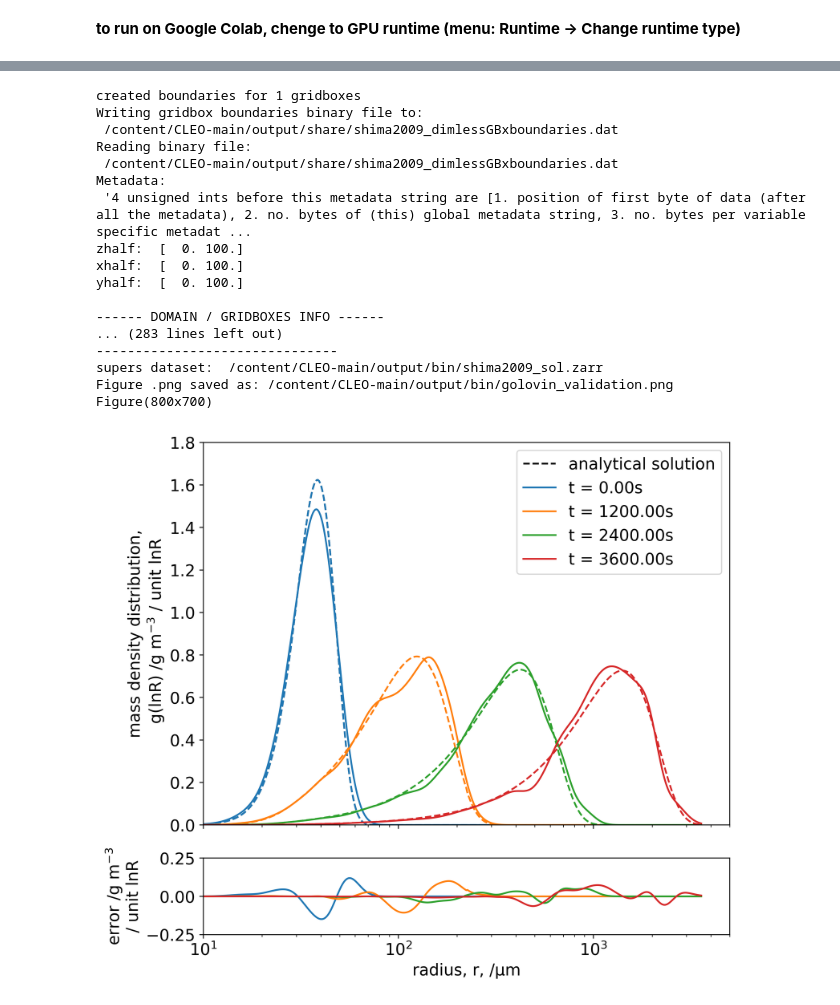
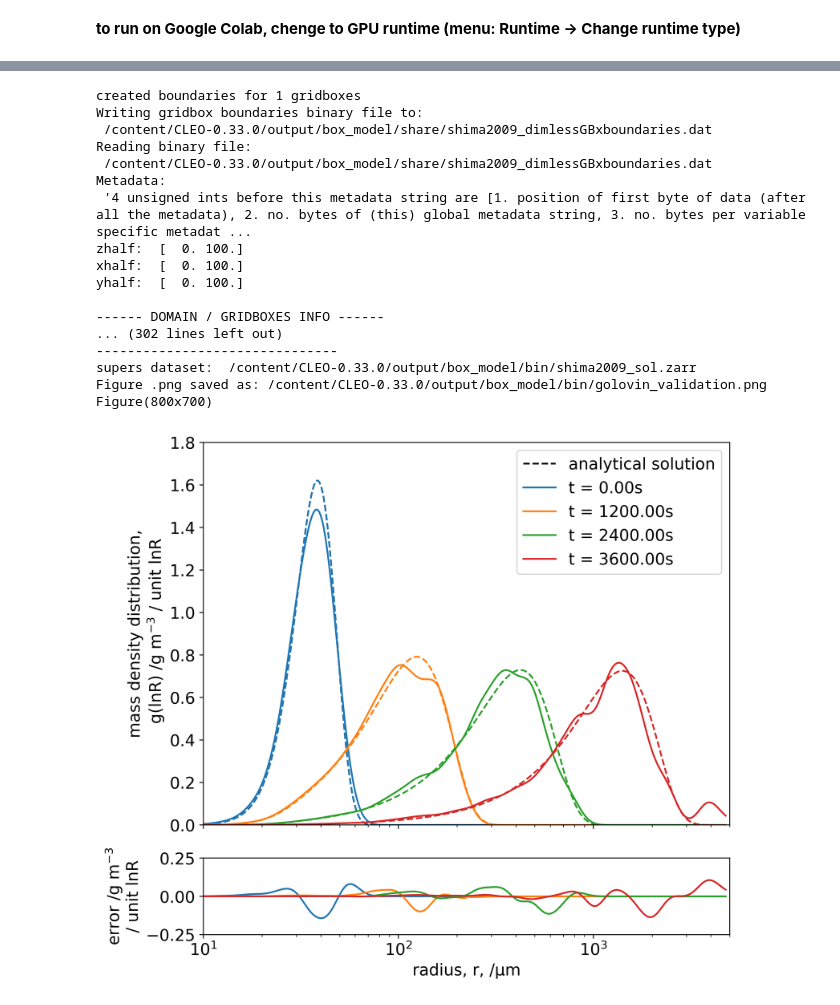
Before and after one commit to emmacware/PyPartMC, a Jupyter notebook: examples/CLEO_hello_world.ipynb, the cells around one changed output, grey strips where cells are left out. Cells and saved outputs as stored; diff of their text form; code cells hidden in the pictures.

Commit message:
change output path to remove hacky constants logic

```diff
--- a/examples/CLEO_hello_world.ipynb
+++ b/examples/CLEO_hello_world.ipynb
@@ -68,20 +68,19 @@ executables = golcolls longcolls
 # %%
 !pip install --quiet awkward ruamel.yaml zarr
 # %%
-!cd CLEO-main; \
-  echo "import numpy as np; derive_more_floats = lambda x: {'RHO0':1, 'MASS0':1, 'COORD0':1000, 'RHO_L':1000, 'RHO_SOL':np.nan, 'MR_SOL': np.nan, 'IONIC':np.nan}" >> pySD/cxx2py.py; \
+!cd CLEO-0.33.0; \
   python3 \
   examples/boxmodelcollisions/shima2009.py \
-  /content/CLEO-main \
-  /content/CLEO-main/output \
-  /content/CLEO-main/examples/boxmodelcollisions/shima2009_config.yaml \
+  /content/CLEO-0.33.0 \
+  /content/CLEO-0.33.0/output/box_model/ \
+  /content/CLEO-0.33.0/examples/boxmodelcollisions/shima2009_config.yaml \
   golovin
 # %% [output]
 created boundaries for 1 gridboxes
 Writing gridbox boundaries binary file to:
- /content/CLEO-main/output/share/shima2009_dimlessGBxboundaries.dat
+ /content/CLEO-0.33.0/output/box_model/share/shima2009_dimlessGBxboundaries.dat
 Reading binary file:
- /content/CLEO-main/output/share/shima2009_dimlessGBxboundaries.dat
+ /content/CLEO-0.33.0/output/box_model/share/shima2009_dimlessGBxboundaries.dat
 Metadata:
  '4 unsigned ints before this metadata string are [1. position of first byte of data (after all the metadata), 2. no. bytes of (this) global metadata string, 3. no. bytes per variable specific metadat ...
 zhalf:  [  0. 100.]
@@ -89,13 +88,13 @@ xhalf:  [  0. 100.]
 yhalf:  [  0. 100.]
 
 ------ DOMAIN / GRIDBOXES INFO ------
-... (283 lines left out)
+... (302 lines left out)
 -------------------------------
-supers dataset:  /content/CLEO-main/output/bin/shima2009_sol.zarr
-Figure .png saved as: /content/CLEO-main/output/bin/golovin_validation.png
+supers dataset:  /content/CLEO-0.33.0/output/box_model/bin/shima2009_sol.zarr
+Figure .png saved as: /content/CLEO-0.33.0/output/box_model/bin/golovin_validation.png
 Figure(800x700)
 # %%
 from IPython.display import Image
-display(Image('CLEO-main/output/bin/golovin_validation.png'))
+display(Image('CLEO-0.33.0/output/box_model/bin/golovin_validation.png'))
 # %% [output]
-[figure, old version]
+[figure, new version]
```
Also changed, not shown: parts of 4 cells of this notebook.
